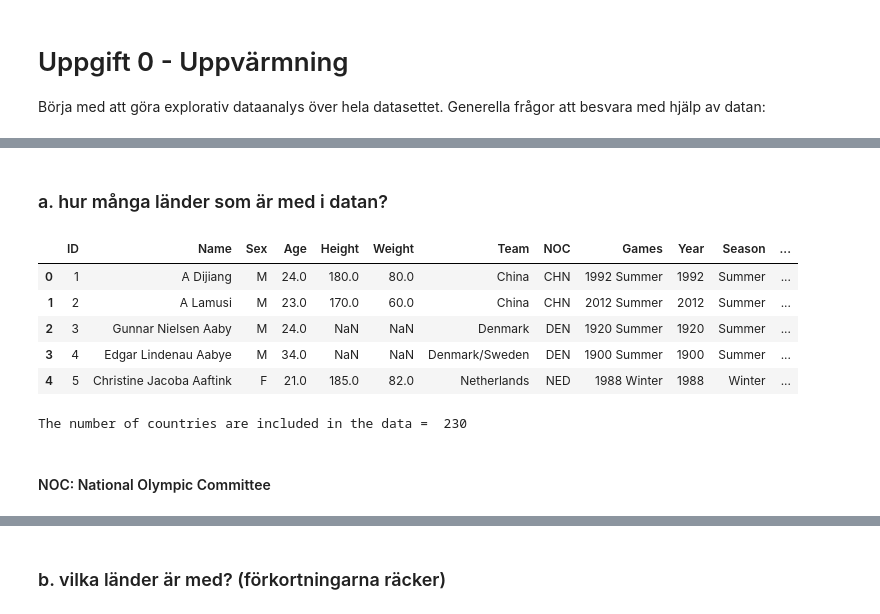
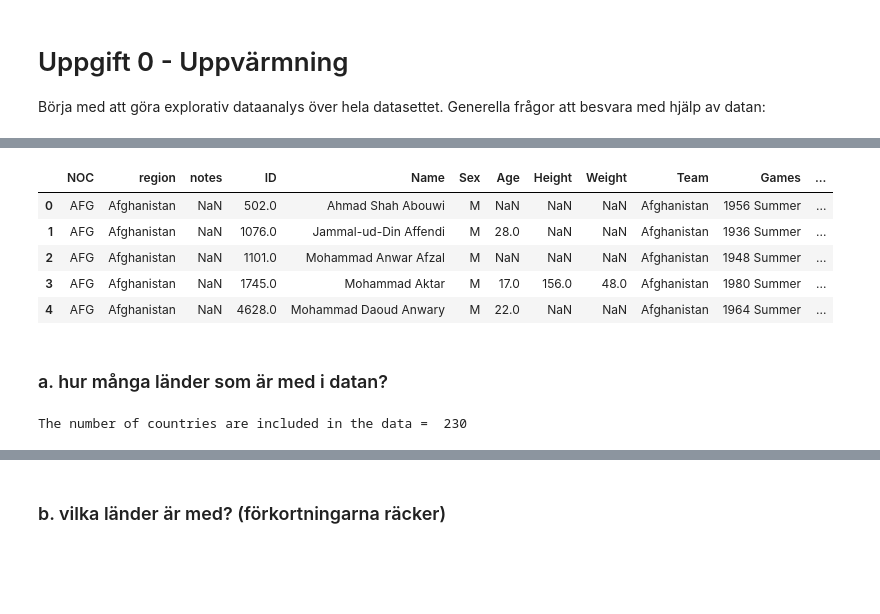
Before and after one commit to wlinds/ITHS-Projekt-OS, a Jupyter notebook: Project/Uppgift 0.ipynb, the cells around one changed output, grey strips where cells are left out. Saved outputs shown, nothing was run; the diff lists cells and outputs as text; code cells hidden in the pictures; blank space fills up the shorter version.

Commit message:
data 0

```diff
--- a/Project/Uppgift 0.ipynb
+++ b/Project/Uppgift 0.ipynb
@@ -4,16 +27,13 @@ Börja med att göra explorativ dataanalys över hela datasettet. Generella frå
+# %%
+df_merge = df1.merge(df, on="NOC",how = "left")
+df_merge.head()
+# %% [output]
+|  | NOC | region | notes | ID | Name | Sex | Age | Height | Weight | Team | Games | ... |
+| 0 | AFG | Afghanistan | NaN | 502.0 | Ahmad Shah Abouwi | M | NaN | NaN | NaN | Afghanistan | 1956 Summer | ... |
+| 1 | AFG | Afghanistan | NaN | 1076.0 | Jammal-ud-Din Affendi | M | 28.0 | NaN | NaN | Afghanistan | 1936 Summer | ... |
+| 2 | AFG | Afghanistan | NaN | 1101.0 | Mohammad Anwar Afzal | M | NaN | NaN | NaN | Afghanistan | 1948 Summer | ... |
+| 3 | AFG | Afghanistan | NaN | 1745.0 | Mohammad Aktar | M | 17.0 | 156.0 | 48.0 | Afghanistan | 1980 Summer | ... |
+| 4 | AFG | Afghanistan | NaN | 4628.0 | Mohammad Daoud Anwary | M | 22.0 | NaN | NaN | Afghanistan | 1964 Summer | ... |
 # %% [markdown]
 ###   a. hur många länder som är med i datan?
-# %%
-import pandas as pd
-import numpy as np
-
-df = pd.read_csv("../Project/Data/athlete_events.csv")
-df.head()
-# %% [output]
-|  | ID | Name | Sex | Age | Height | Weight | Team | NOC | Games | Year | Season | ... |
-| 0 | 1 | A Dijiang | M | 24.0 | 180.0 | 80.0 | China | CHN | 1992 Summer | 1992 | Summer | ... |
-| 1 | 2 | A Lamusi | M | 23.0 | 170.0 | 60.0 | China | CHN | 2012 Summer | 2012 | Summer | ... |
-| 2 | 3 | Gunnar Nielsen Aaby | M | 24.0 | NaN | NaN | Denmark | DEN | 1920 Summer | 1920 | Summer | ... |
-| 3 | 4 | Edgar Lindenau Aabye | M | 34.0 | NaN | NaN | Denmark/Sweden | DEN | 1900 Summer | 1900 | Summer | ... |
-| 4 | 5 | Christine Jacoba Aaftink | F | 21.0 | 185.0 | 82.0 | Netherlands | NED | 1988 Winter | 1988 | Winter | ... |
 # %%
@@ -21,5 +41,3 @@ result = df["NOC"].unique()
 print(f"The number of countries are included in the data = ", len(result))
 # %% [output]
 The number of countries are included in the data =  230
-# %% [markdown]
-#### NOC: National Olympic Committee
```
Also changed, not shown: parts of 22 cells of this notebook.
